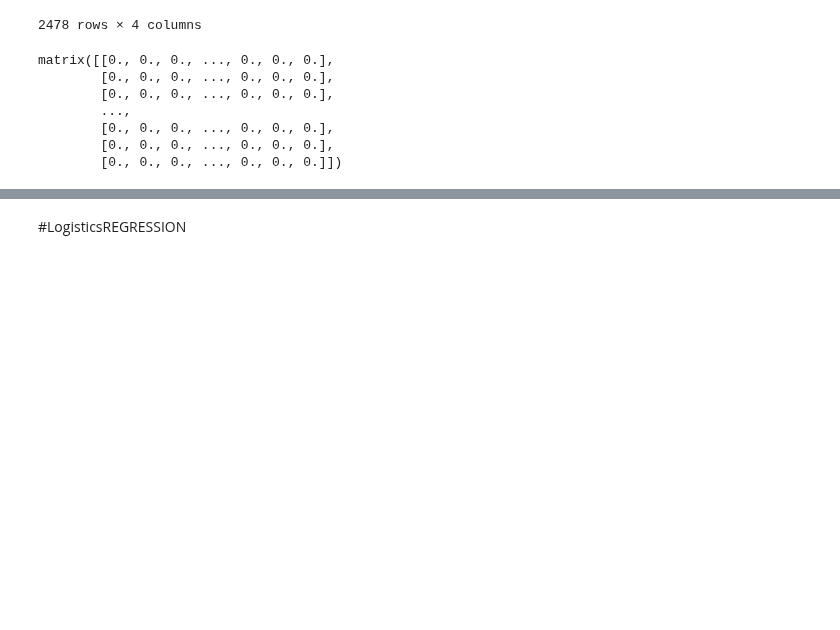
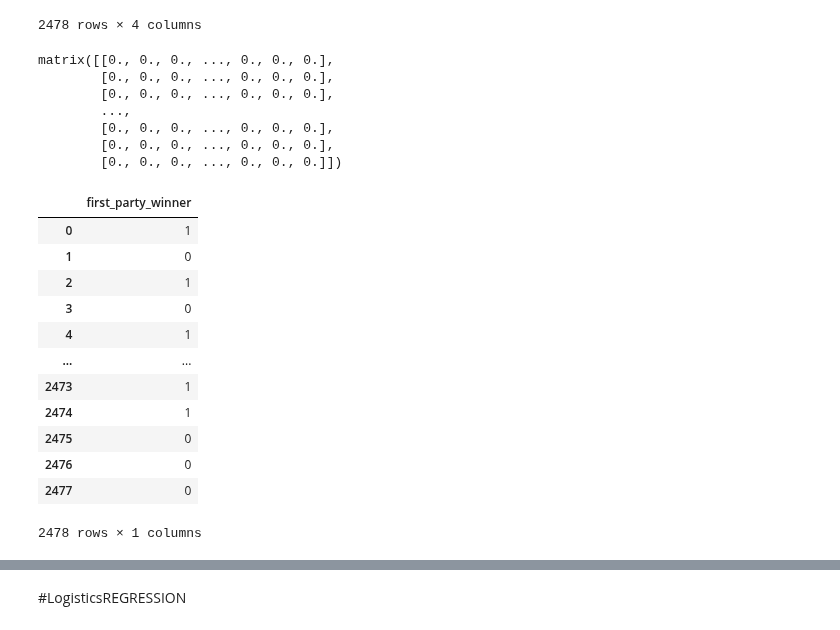
Before and after one commit to dlsco123/mtvsDacon, a Jupyter notebook: [mtvs]nic.ipynb, the cells around one changed output, grey strips where cells are left out. Cells and saved outputs as stored; diff of their text form; code cells hidden in the pictures; blank space fills up the shorter version.

```diff
--- a/[mtvs]nic.ipynb
+++ b/[mtvs]nic.ipynb
@@ -399,0 +426,16 @@ matrix([[0., 0., 0., ..., 0., 0., 0.],
+# %%
+train_target
+# %% [output]
+|  | first_party_winner |
+| 0 | 1 |
+| 1 | 0 |
+| 2 | 1 |
+| 3 | 0 |
+| 4 | 1 |
+| ... | ... |
+| 2473 | 1 |
+| 2474 | 1 |
+| 2475 | 0 |
+| 2476 | 0 |
+| 2477 | 0 |
+2478 rows × 1 columns
```
Also changed, not shown: parts of 19 cells of this notebook, 4 other files.
